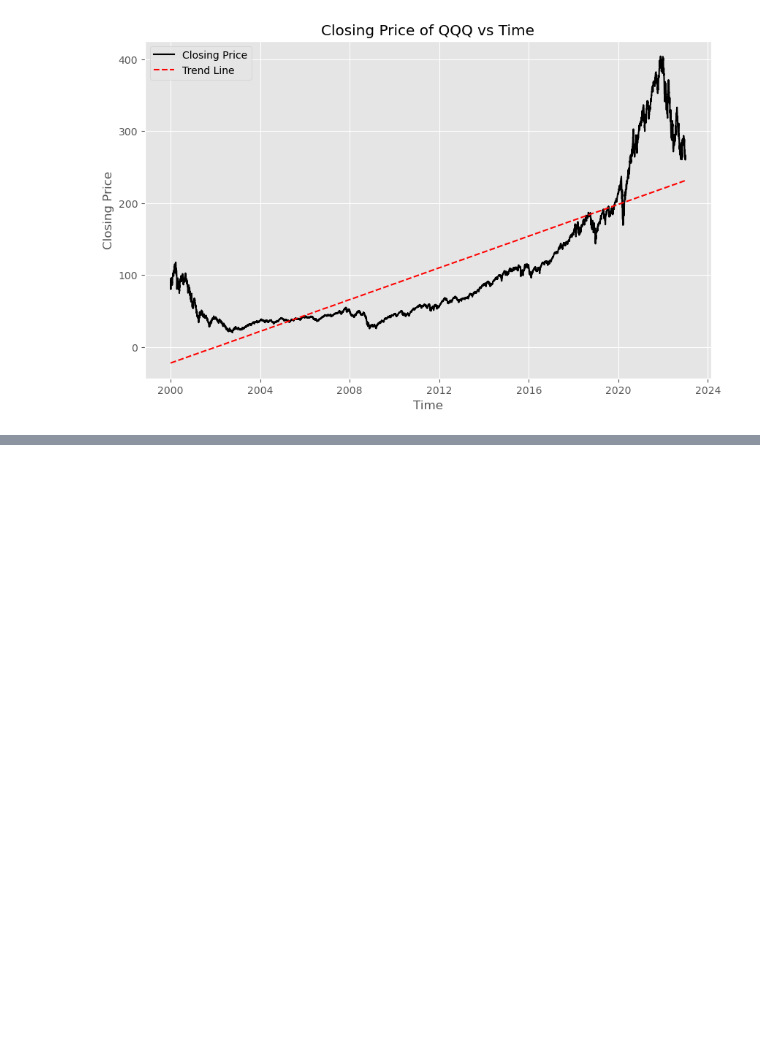
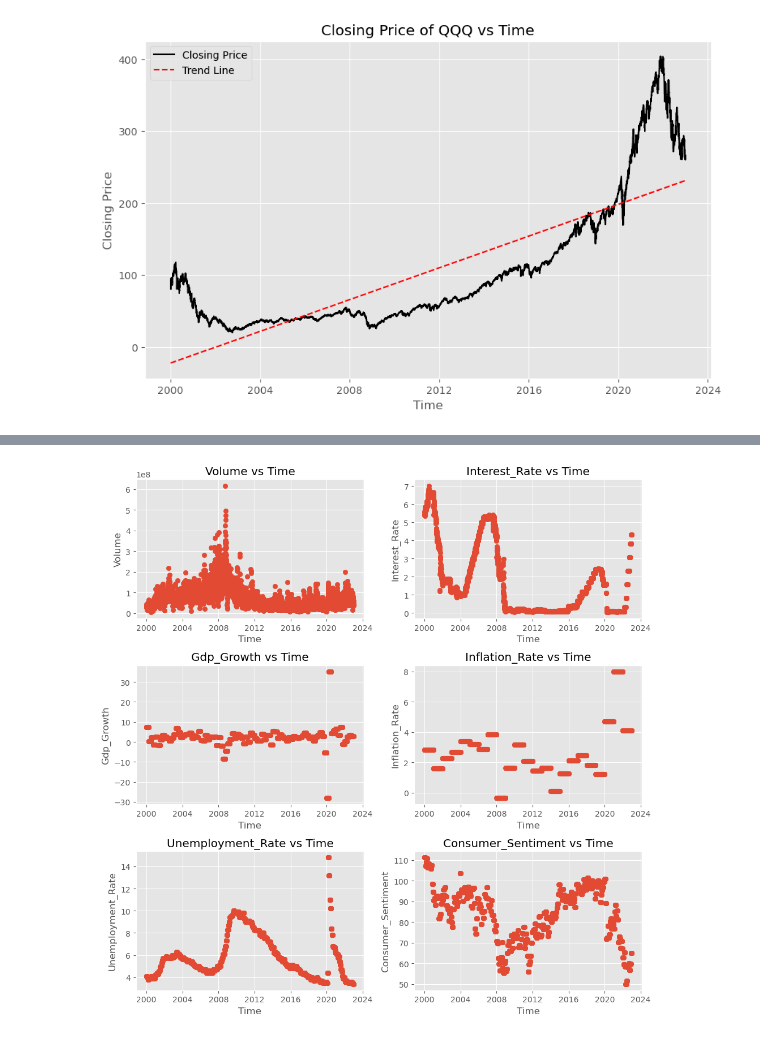
Before and after one commit to elijahlopez94/stock_market_prediction_with_rnn, a Jupyter notebook: eda_notebook.ipynb, the cells around one changed output, grey strips where cells are left out. Cells and saved outputs as stored; diff of their text form; code cells hidden in the pictures; blank space fills up the shorter version.

```diff
--- a/eda_notebook.ipynb
+++ b/eda_notebook.ipynb
@@ -277,20 +277,20 @@ Observations:
 * Unemployment Rate ranges from 3.4-14.8% with mean and median separated by about half a percentage.
 * Consumer sentiment in reference to the stable time period from Q1 1966 is significantly down for both the mean and median.
 # %%
-# Graph performance of QQQ over time
+# Graph of QQQ performance over time
 
 # Plot the closing prices
 plt.figure(figsize=(10, 6))
-plt.plot(stock_data.index, stock_data['close'], label='Closing Price', color='black')
+plt.plot(df.index, df['close'], label='Closing Price', color='black')
 
 # Fit a linear trend line
-x = np.arange(len(stock_data))  # Create an array of from 0 to length of df
-y = stock_data['close'].values  # Extract closing prices
+x = np.arange(len(df))  # Create an array of from 0 to length of df
+y = df['close'].values  # Extract closing prices
 trend = np.polyfit(x, y, 1)  # Fit to data
 trend_line = np.polyval(trend, x)  # Calculate
 
 # Plot the trend line
-plt.plot(stock_data.index, trend_line, label='Trend Line', color='red', linestyle='--')
+plt.plot(df.index, trend_line, label='Trend Line', color='red', linestyle='--')
 
 # Customize the plot
 plt.xlabel('Time')
@@ -305,0 +320,4 @@ plt.show()
+# %%
+df_reduced = df.copy()
+df_reduced.drop(columns=['open', 'low', 'high', 'adj_close'], inplace=True)
+df_reduced.head()
@@ -305,0 +332,17 @@ plt.show()
+# %%
+fig, axes = plt.subplots(3, 2, figsize=(10, 10))
+axes = axes.flatten()
+
+for i, column in enumerate(df_reduced.columns):
+    if column != 'close':
+        ax = axes[i - 1]
+        x = df_reduced.index
+        y = df_reduced[column]
+        ax.scatter(x, y)
+        ax.set_title(f'{column.title()} vs Time')
+        ax.set_xlabel('Time')
+        ax.set_ylabel(column.title())
+
+plt.tight_layout()
+# %% [output]
+[figure, added]
```
Also changed, not shown: parts of 12 cells of this notebook.
